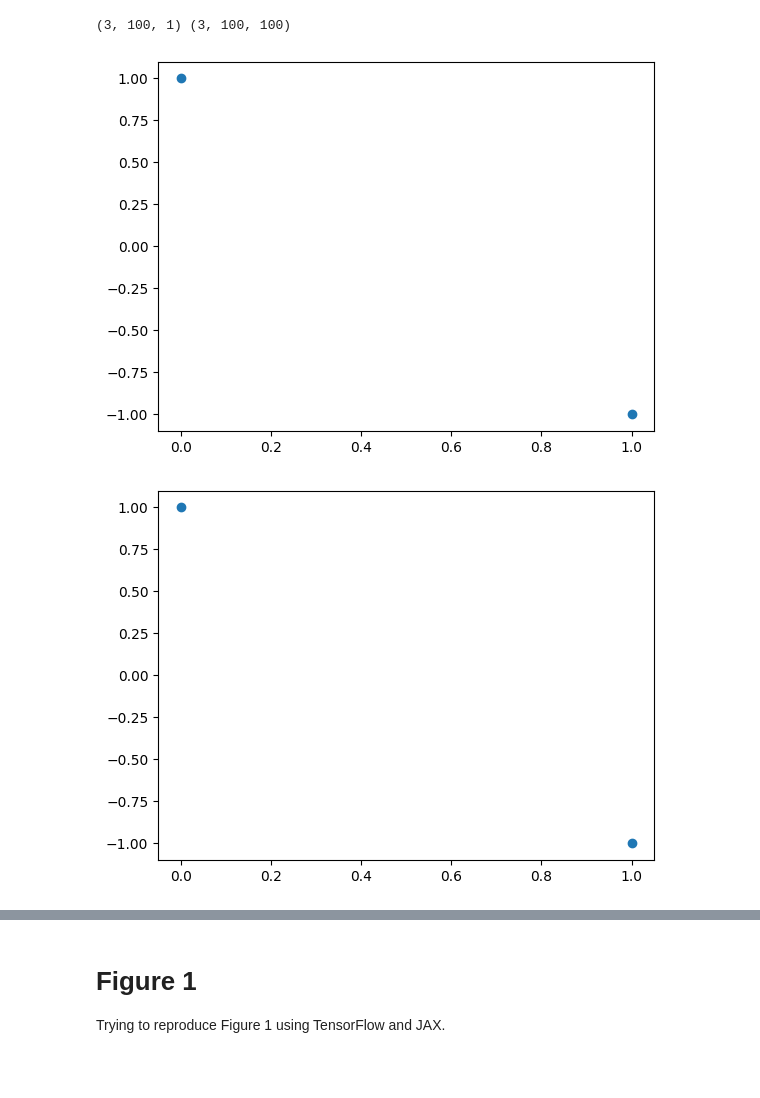
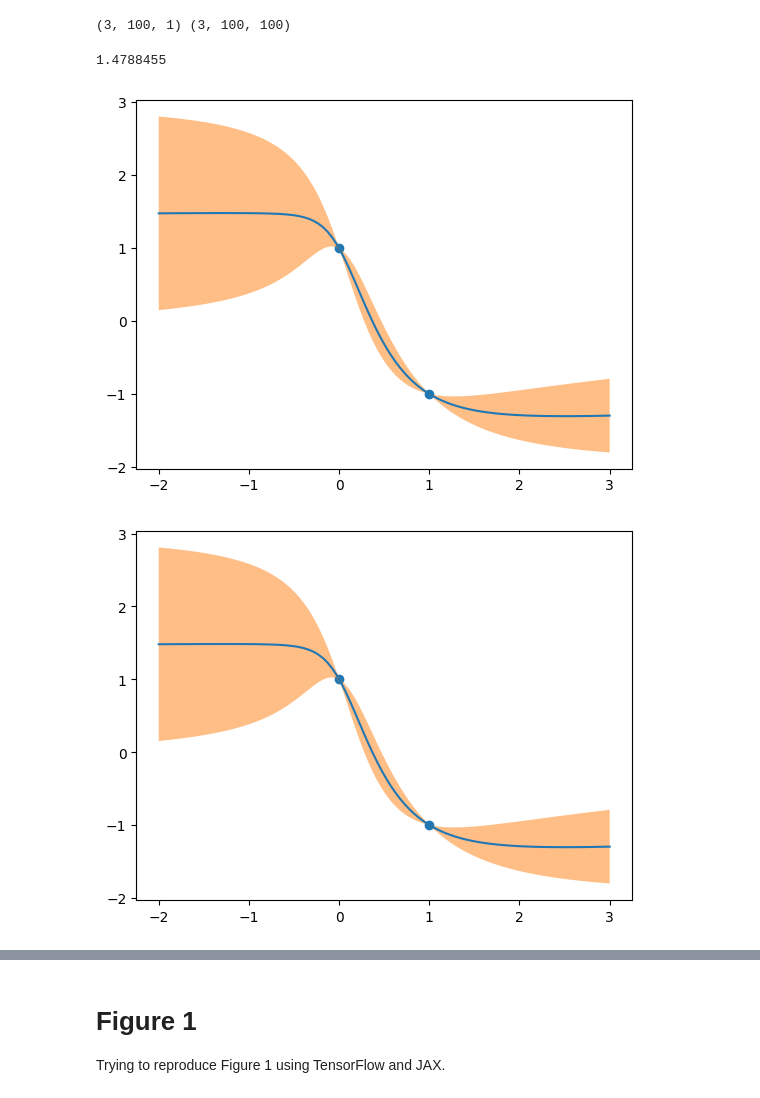
Before and after one commit to tnpw2/neural-tangents, a Jupyter notebook: notebooks/fig_reproduce.ipynb, the cells around one changed output, grey strips where cells are left out. Cells and saved outputs as stored; diff of their text form; code cells hidden in the pictures; blank space fills up the shorter version.

```diff
--- a/notebooks/fig_reproduce.ipynb
+++ b/notebooks/fig_reproduce.ipynb
@@ -18,17 +18,19 @@ from tensorflow.keras.optimizers import SGD, Adam
 WARNING:tensorflow:From c:\Users\thoma\miniconda3\envs\neutang\Lib\site-packages\tf2jax\_src\tf2jax.py:305: The name tf.NodeDef is deprecated. Please use tf.compat.v1.NodeDef instead.
 # %%
 # Create dataset using two points and x test set for plotting
-x_train = jnp.linspace(0,1,128).reshape(-1,1)
+x_train = jnp.linspace(0,1,2).reshape(-1,1)
 y_train = 1-2*x_train
 
-x_test = jnp.linspace(-2,2,100).reshape(-1,1)
+x_test = jnp.linspace(-2,3,100).reshape(-1,1)
 # %%
 # Define NN to be used
 
+sig_w = jnp.sqrt(1.5)
 init_fn, apply_fn, kernel_fn = stax.serial(
-    stax.Dense(512, W_std=1.5, b_std=0), stax.ElementwiseNumerical(jnp.tanh, deg=50),
-    stax.Dense(512, W_std=1.5, b_std=0), stax.ElementwiseNumerical(jnp.tanh, deg=50),
-    stax.Dense(1, W_std=1.5, b_std=0)
+    stax.Dense(512, W_std=sig_w, b_std=0.5), stax.ElementwiseNumerical(jnp.tanh, deg=100),
+    stax.Dense(512, W_std=sig_w, b_std=0.5), stax.ElementwiseNumerical(jnp.tanh, deg=100),
+    stax.Dense(512, W_std=sig_w, b_std=0.5), stax.ElementwiseNumerical(jnp.tanh, deg=100),
+    stax.Dense(1, W_std=sig_w, b_std=1)
 )
 
 apply_fn = jit(apply_fn)
@@ -61,6 +63,6 @@ plt.show()
 # %%
 # Create predictor for data
-predict_fn = nt.predict.gradient_descent_mse_ensemble(kernel_fn, x_train, y_train, diag_reg=1e-4)
+predict_fn = nt.predict.gradient_descent_mse_ensemble(kernel_fn, x_train, y_train, learning_rate=1)
 
 ts = jnp.array([16, 256, 65536])
 
@@ -69,12 +71,19 @@ nngp_mean, nngp_cov = predict_fn(t=ts[-1], x_test=x_test, get='nngp', compute_co
 print(ntk_means.shape, ntk_covs.shape)
 # %% [output]
 (3, 100, 1) (3, 100, 100)
+# %%
+print(ntk_means[0][0][0])
+# %% [output]
+1.4788455
 # %%
 for i in range(len(ntk_covs)):
     plt.plot(x_test, ntk_means[i])
     plt.scatter(x_train[jnp.array([0,-1])], y_train[jnp.array([0,-1])])
-    plt.fill_between(x_test.reshape(-1), (ntk_means[i].reshape(-1)-2*np.sqrt(np.diag(ntk_covs[i]))), (ntk_means[i].reshape(-1)+3*np.sqrt(np.diag(ntk_covs[i]))), alpha=0.5)
+    plt.fill_between(x_test.reshape(-1), (ntk_means[i].reshape(-1)-2*np.sqrt(np.diag(ntk_covs[i]))), (ntk_means[i].reshape(-1)+2*np.sqrt(np.diag(ntk_covs[i]))), alpha=0.5)
+    if i == len(ntk_covs)-1:
+        plt.plot(x_test, nngp_mean)
+        plt.fill_between(x_test.reshape(-1), (nngp_mean.reshape(-1)-2*np.sqrt(np.diag(nngp_cov))), (nngp_mean.reshape(-1)+2*np.sqrt(np.diag(nngp_cov))), alpha=0.5)
     plt.show()
 # %% [output]
-[figure, old version]
+[figure, new version]
-[figure, old version]
+[figure, new version]
```
Also changed, not shown: parts of 2 cells of this notebook, 1 other file.
